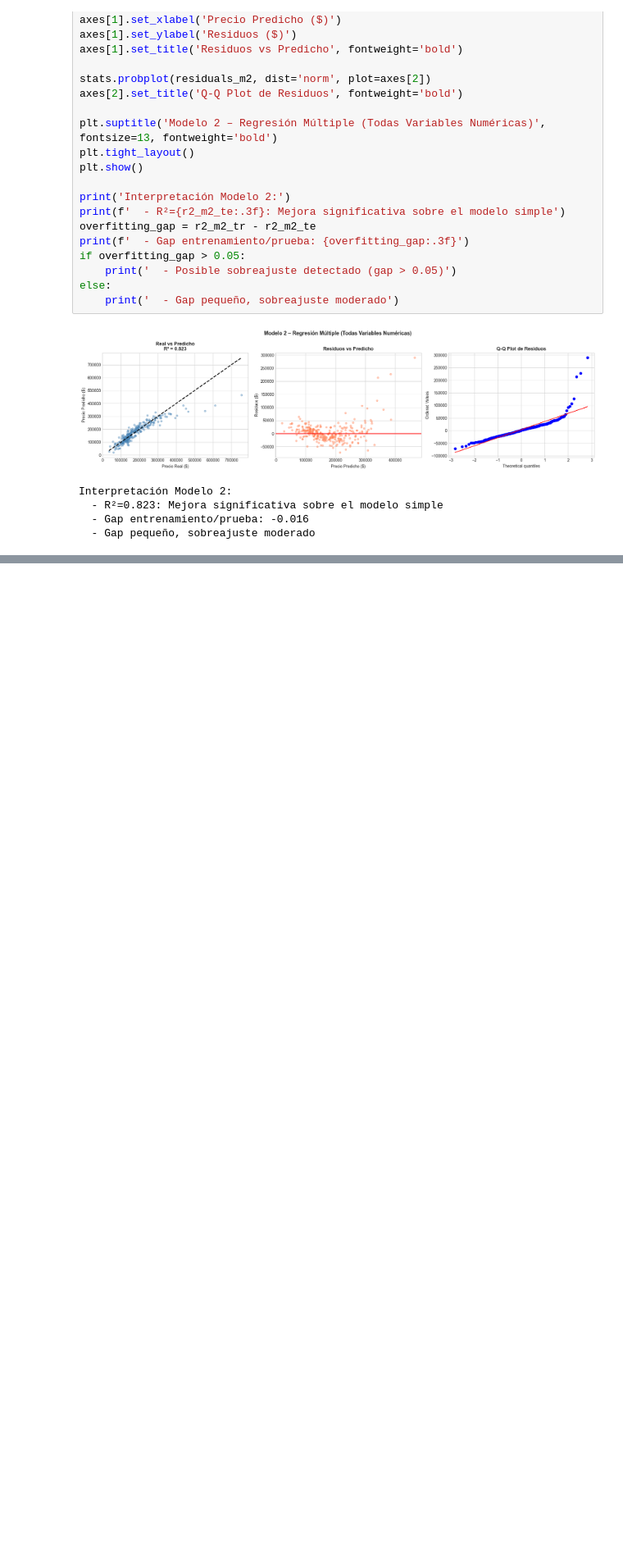
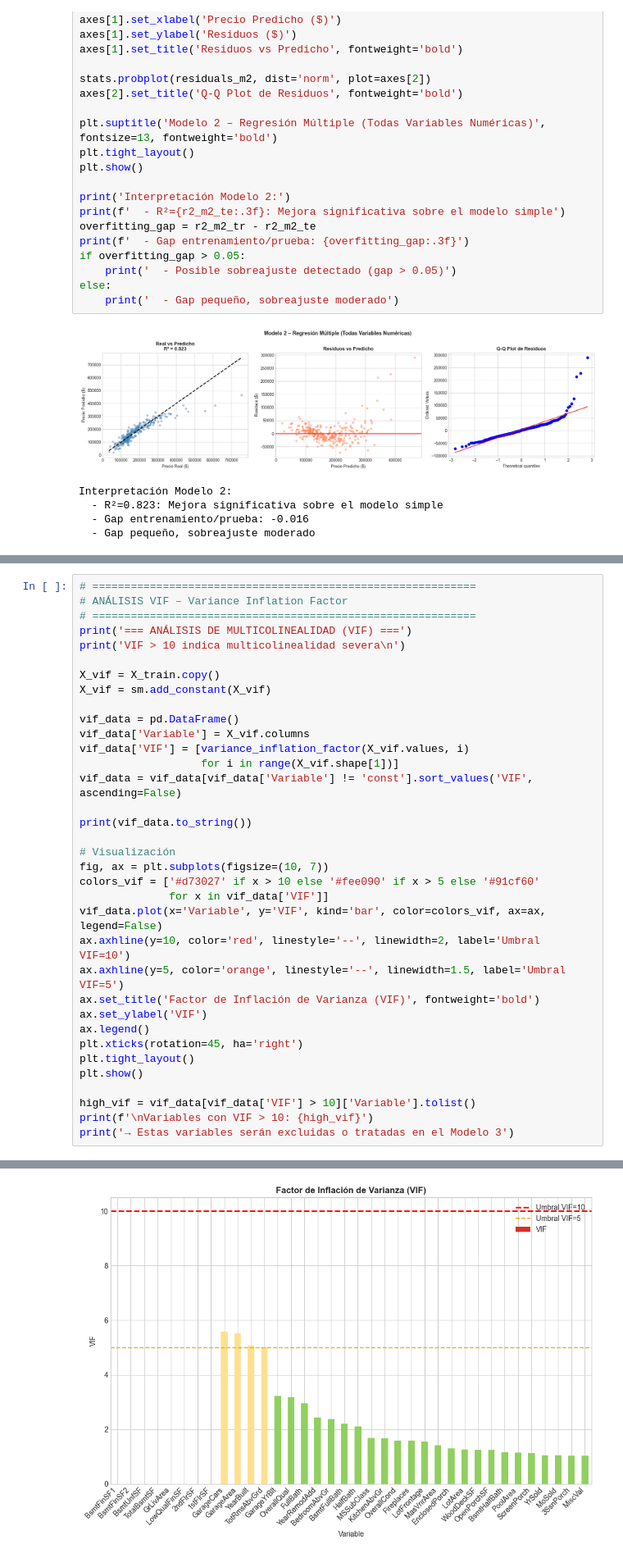
Before and after one commit to JPLopez23/Laboratorio-03---MRL, a Jupyter notebook: Lab3.ipynb, the cells around one changed output, grey strips where cells are left out. Shown at 82% size. Drawn from its saved outputs; the diff is of its cells as text; blank space fills up the shorter version.

```diff
--- a/Lab3.ipynb
+++ b/Lab3.ipynb
@@ -725,0 +729,36 @@ Interpretación Modelo 2:
+# %%
+# ============================================================
+# ANÁLISIS VIF – Variance Inflation Factor
+# ============================================================
+print('=== ANÁLISIS DE MULTICOLINEALIDAD (VIF) ===')
+print('VIF > 10 indica multicolinealidad severa\n')
+
+X_vif = X_train.copy()
+X_vif = sm.add_constant(X_vif)
+
+vif_data = pd.DataFrame()
+vif_data['Variable'] = X_vif.columns
+vif_data['VIF'] = [variance_inflation_factor(X_vif.values, i)
+                   for i in range(X_vif.shape[1])]
+vif_data = vif_data[vif_data['Variable'] != 'const'].sort_values('VIF', ascending=False)
+
+print(vif_data.to_string())
+
+# Visualización
+fig, ax = plt.subplots(figsize=(10, 7))
+colors_vif = ['#d73027' if x > 10 else '#fee090' if x > 5 else '#91cf60'
+              for x in vif_data['VIF']]
+vif_data.plot(x='Variable', y='VIF', kind='bar', color=colors_vif, ax=ax, legend=False)
+ax.axhline(y=10, color='red', linestyle='--', linewidth=2, label='Umbral VIF=10')
+ax.axhline(y=5, color='orange', linestyle='--', linewidth=1.5, label='Umbral VIF=5')
+ax.set_title('Factor de Inflación de Varianza (VIF)', fontweight='bold')
+ax.set_ylabel('VIF')
+ax.legend()
+plt.xticks(rotation=45, ha='right')
+plt.tight_layout()
+plt.show()
+
+high_vif = vif_data[vif_data['VIF'] > 10]['Variable'].tolist()
+print(f'\nVariables con VIF > 10: {high_vif}')
+print('→ Estas variables serán excluidas o tratadas en el Modelo 3')
+# %% [output]
@@ -725,0 +782 @@ Interpretación Modelo 2:
+[figure, added]
```
Also changed, not shown: parts of 10 cells of this notebook.
